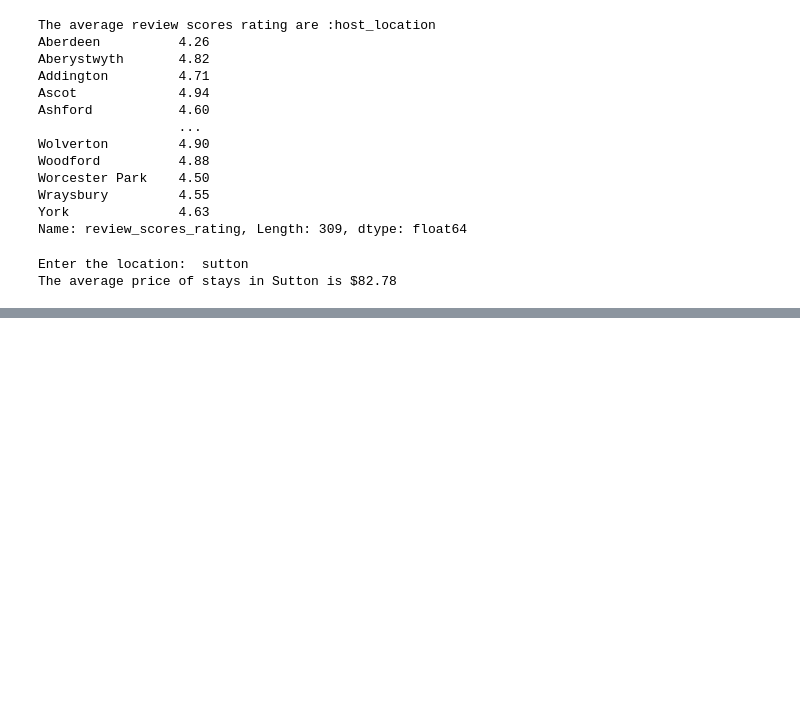
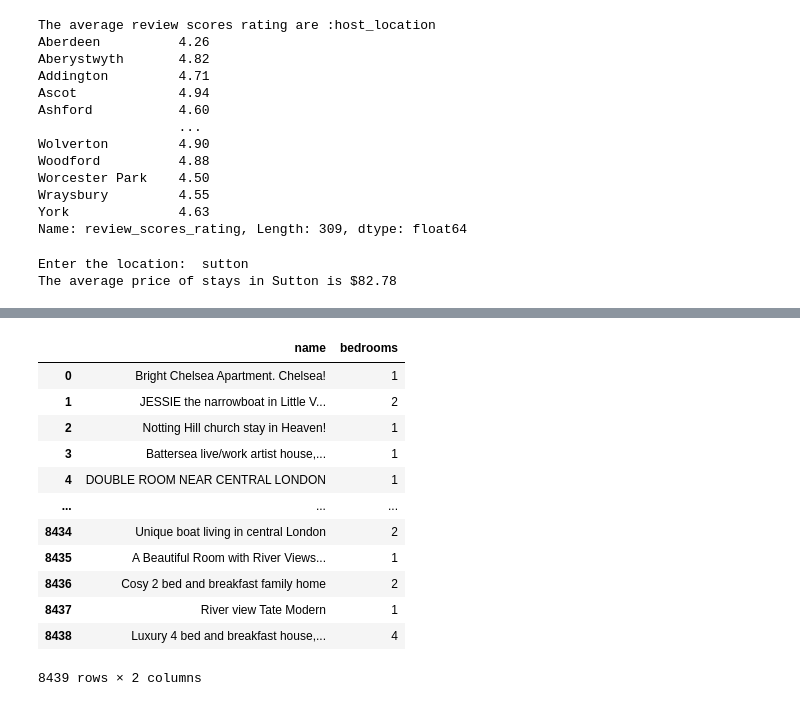
Before and after one commit to Debbydawn/Airbnb_application, a Jupyter notebook: SOL_new.ipynb, the cells around one changed output, grey strips where cells are left out. Drawn from its saved outputs; the diff is of its cells as text; code cells hidden in the pictures; blank space fills up the shorter version.

```diff
--- a/SOL_new.ipynb
+++ b/SOL_new.ipynb
@@ -268,0 +287,20 @@ The average price of stays in Sutton is $82.78
+# %%
+# vis_data.set_index('name', inplace=True)
+# vis_data.reset_index(inplace = True)
+# vis_data.head(5)
+vis = v_data.iloc[:,[1,17]]  #vis_data[vis_data['name'], vis_data['bedrooms']]
+vis
+# %% [output]
+|  | name | bedrooms |
+| 0 | Bright Chelsea Apartment. Chelsea! | 1 |
+| 1 | JESSIE the narrowboat in Little V... | 2 |
+| 2 | Notting Hill church stay in Heaven! | 1 |
+| 3 | Battersea live/work artist house,... | 1 |
+| 4 | DOUBLE ROOM NEAR CENTRAL LONDON | 1 |
+| ... | ... | ... |
+| 8434 | Unique boat living in central London | 2 |
+| 8435 | A Beautiful Room with River Views... | 1 |
+| 8436 | Cosy 2 bed and breakfast family home | 2 |
+| 8437 | River view Tate Modern | 1 |
+| 8438 | Luxury 4 bed and breakfast house,... | 4 |
+8439 rows × 2 columns
```
Also changed, not shown: parts of 4 cells of this notebook.
